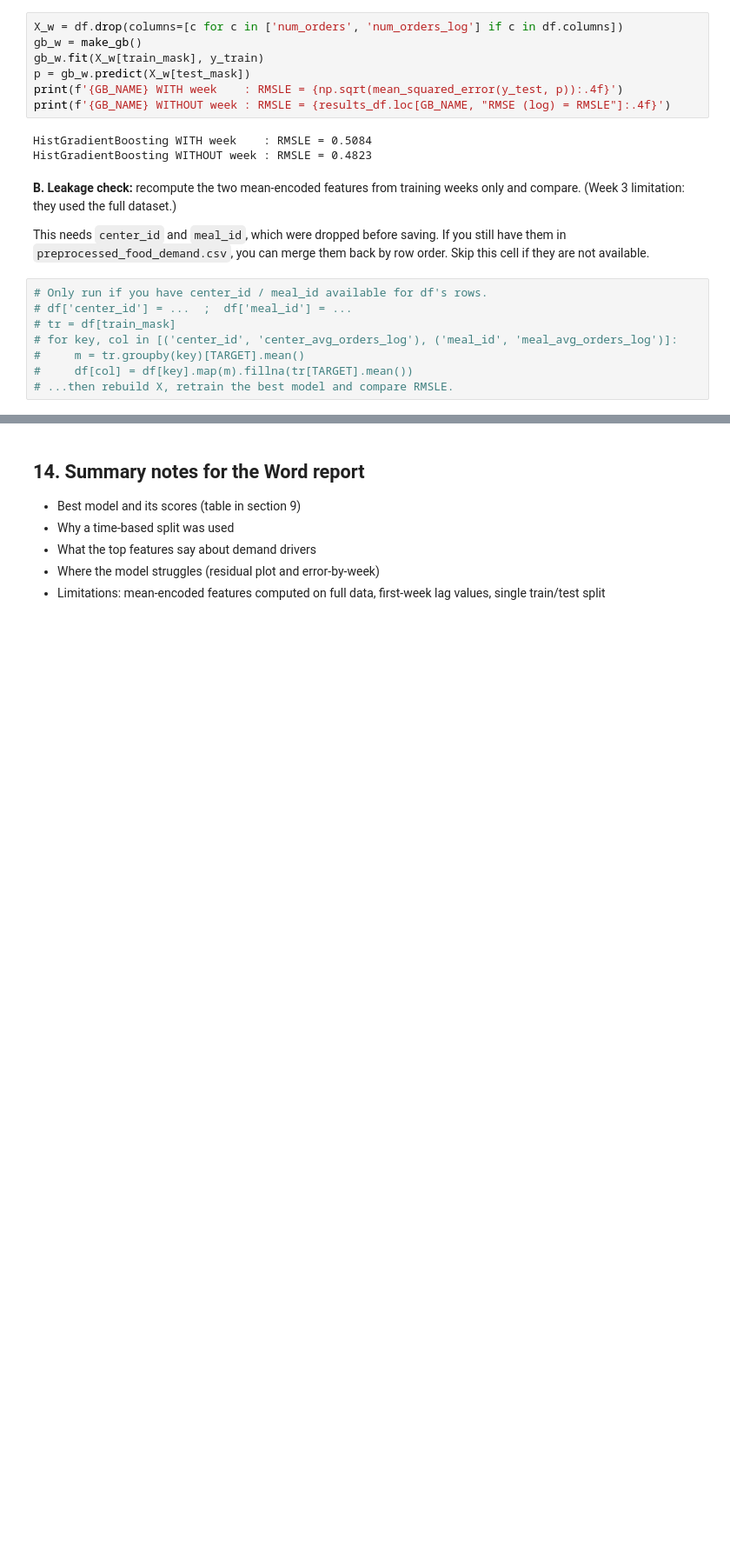
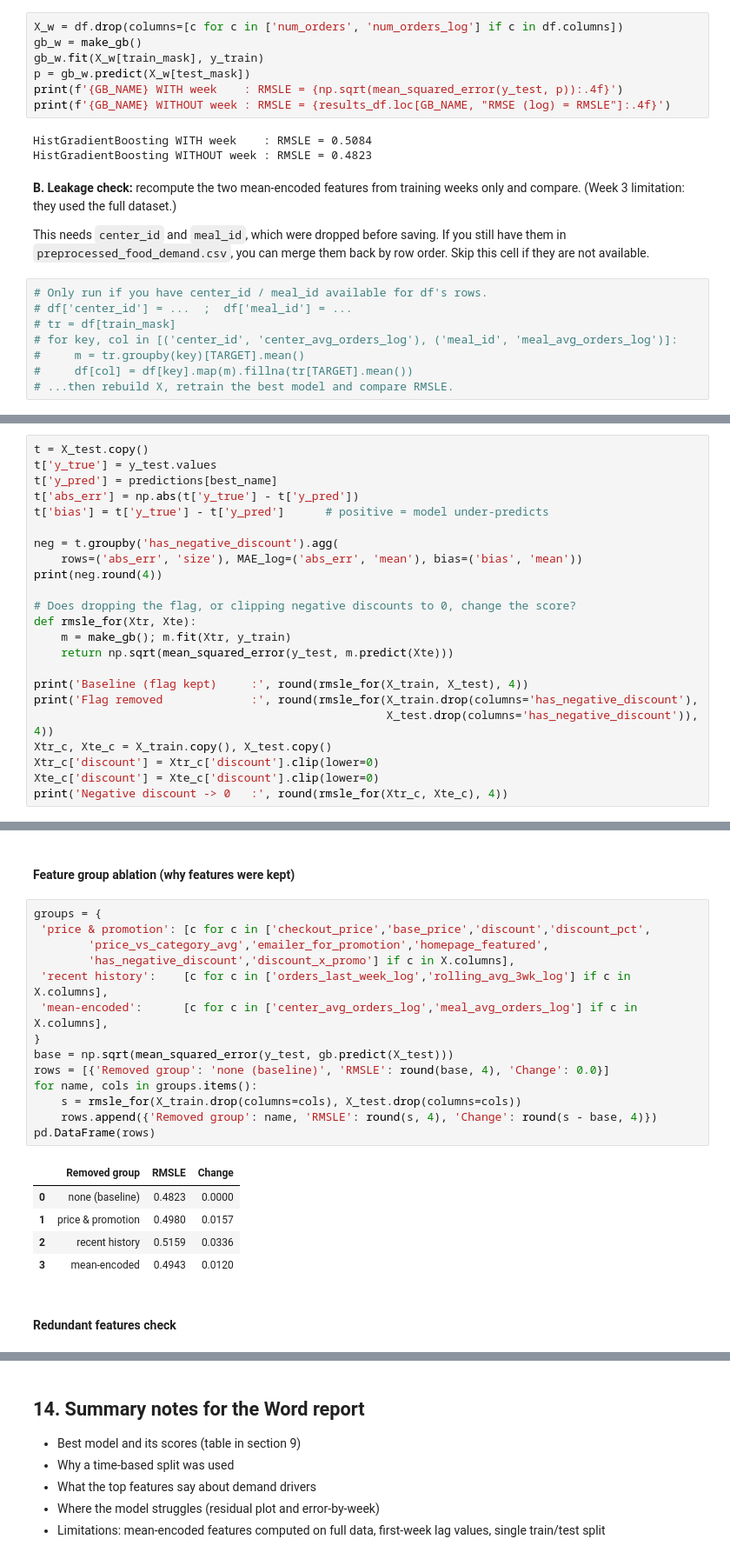
Before and after one commit to ashraful-ahmad/Food-Forecasting, a Jupyter notebook: Notebooks/Week4_Model_Building.ipynb, the cells around one changed output, grey strips where cells are left out. Shown at 87% size. Cells and saved outputs as stored; diff of their text form; blank space fills up the shorter version.

Commit message:
Completed the Model Tuning in Week 5

```diff
--- a/Notebooks/Week4_Model_Building.ipynb
+++ b/Notebooks/Week4_Model_Building.ipynb
@@ -286,0 +289,23 @@ This needs `center_id` and `meal_id`, which were dropped before saving. If you s
+# %%
+t = X_test.copy()
+t['y_true'] = y_test.values
+t['y_pred'] = predictions[best_name]
+t['abs_err'] = np.abs(t['y_true'] - t['y_pred'])
+t['bias'] = t['y_true'] - t['y_pred']      # positive = model under-predicts
+
+neg = t.groupby('has_negative_discount').agg(
+    rows=('abs_err', 'size'), MAE_log=('abs_err', 'mean'), bias=('bias', 'mean'))
+print(neg.round(4))
+
+# Does dropping the flag, or clipping negative discounts to 0, change the score?
+def rmsle_for(Xtr, Xte):
+    m = make_gb(); m.fit(Xtr, y_train)
+    return np.sqrt(mean_squared_error(y_test, m.predict(Xte)))
+
+print('Baseline (flag kept)     :', round(rmsle_for(X_train, X_test), 4))
+print('Flag removed             :', round(rmsle_for(X_train.drop(columns='has_negative_discount'),
+                                                    X_test.drop(columns='has_negative_discount')), 4))
+Xtr_c, Xte_c = X_train.copy(), X_test.copy()
+Xtr_c['discount'] = Xtr_c['discount'].clip(lower=0)
+Xte_c['discount'] = Xte_c['discount'].clip(lower=0)
+print('Negative discount -> 0   :', round(rmsle_for(Xtr_c, Xte_c), 4))
@@ -286,0 +344,24 @@ This needs `center_id` and `meal_id`, which were dropped before saving. If you s
+# %% [markdown]
+#### Feature group ablation (why features were kept)
+# %%
+groups = {
+ 'price & promotion': [c for c in ['checkout_price','base_price','discount','discount_pct',
+        'price_vs_category_avg','emailer_for_promotion','homepage_featured',
+        'has_negative_discount','discount_x_promo'] if c in X.columns],
+ 'recent history':    [c for c in ['orders_last_week_log','rolling_avg_3wk_log'] if c in X.columns],
+ 'mean-encoded':      [c for c in ['center_avg_orders_log','meal_avg_orders_log'] if c in X.columns],
+}
+base = np.sqrt(mean_squared_error(y_test, gb.predict(X_test)))
+rows = [{'Removed group': 'none (baseline)', 'RMSLE': round(base, 4), 'Change': 0.0}]
+for name, cols in groups.items():
+    s = rmsle_for(X_train.drop(columns=cols), X_test.drop(columns=cols))
+    rows.append({'Removed group': name, 'RMSLE': round(s, 4), 'Change': round(s - base, 4)})
+pd.DataFrame(rows)
+# %% [output]
+|  | Removed group | RMSLE | Change |
+| 0 | none (baseline) | 0.4823 | 0.0000 |
+| 1 | price & promotion | 0.4980 | 0.0157 |
+| 2 | recent history | 0.5159 | 0.0336 |
+| 3 | mean-encoded | 0.4943 | 0.0120 |
+# %% [markdown]
+#### Redundant features check
```
Also changed, not shown: parts of 11 cells of this notebook, 8 other files.
